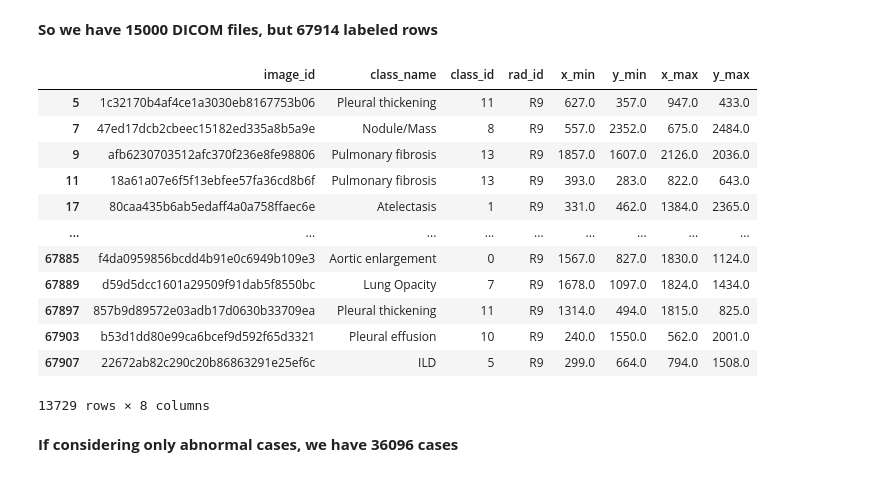
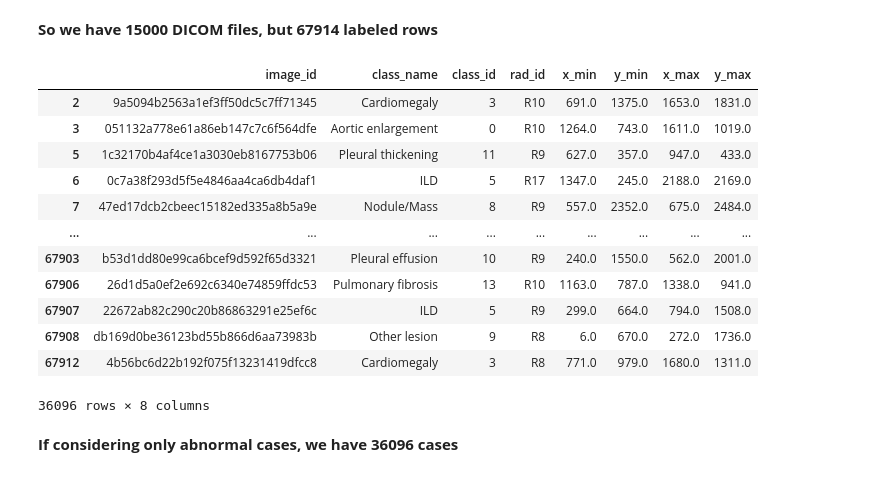
Before and after one commit to daitranskku/chest_x_ray_abnormalities_detection, a Jupyter notebook: MaskRCNN_implementation/generate_data.ipynb, the cells around one changed output. Drawn from its saved outputs; the diff is of its cells as text; code cells hidden in the pictures.

```diff
--- a/MaskRCNN_implementation/generate_data.ipynb
+++ b/MaskRCNN_implementation/generate_data.ipynb
@@ -25,13 +47,13 @@ from pydicom.pixel_data_handlers.util import apply_voi_lut
 import warnings
 warnings.filterwarnings("ignore")
 # %%
-DATA_DIR = "E:/Kaggle/VinBigData/"
+DATA_DIR = "/media/daitran/Data/Kaggle/VinBigData/"
 
 TRAIN_DIR = os.path.join(DATA_DIR, "train")
 TEST_DIR = os.path.join(DATA_DIR, "test")
 TRAIN_CSV_DIR = os.path.join(DATA_DIR, "train.csv")
 SS_CSV_DIR = os.path.join(DATA_DIR, "sample_submission.csv")
-PREPROCESSED_TRAINING_IMAGE_FOLDER = 'C:/Users/windows/Desktop/Research/3. Code/0_github_code/chest_x_ray_abnormalities_detection/MaskRCNN_implementation/converted_data/train/filtered_data/'
+PREPROCESSED_TRAINING_IMAGE_FOLDER = '/home/daitran/Desktop/research/kaggle/VinBigData/train/full_abnormal/'
 # %%
 train_df = pd.read_csv(TRAIN_CSV_DIR)
 # Extract data with abnormalities only
@@ -54,22 +76,22 @@ train_df
 **So we have 15000 DICOM files, but 67914 labeled rows**
 # %%
 train_df = train_df.query('class_id != 14')
-train_df = train_df.query("rad_id == 'R9'")
+# train_df = train_df.query("rad_id == 'R9'")
 train_df
 # %% [output]
 |  | image_id | class_name | class_id | rad_id | x_min | y_min | x_max | y_max |
+| 2 | 9a5094b2563a1ef3ff50dc5c7ff71345 | Cardiomegaly | 3 | R10 | 691.0 | 1375.0 | 1653.0 | 1831.0 |
+| 3 | 051132a778e61a86eb147c7c6f564dfe | Aortic enlargement | 0 | R10 | 1264.0 | 743.0 | 1611.0 | 1019.0 |
 | 5 | 1c32170b4af4ce1a3030eb8167753b06 | Pleural thickening | 11 | R9 | 627.0 | 357.0 | 947.0 | 433.0 |
+| 6 | 0c7a38f293d5f5e4846aa4ca6db4daf1 | ILD | 5 | R17 | 1347.0 | 245.0 | 2188.0 | 2169.0 |
 | 7 | 47ed17dcb2cbeec15182ed335a8b5a9e | Nodule/Mass | 8 | R9 | 557.0 | 2352.0 | 675.0 | 2484.0 |
-| 9 | afb6230703512afc370f236e8fe98806 | Pulmonary fibrosis | 13 | R9 | 1857.0 | 1607.0 | 2126.0 | 2036.0 |
-| 11 | 18a61a07e6f5f13ebfee57fa36cd8b6f | Pulmonary fibrosis | 13 | R9 | 393.0 | 283.0 | 822.0 | 643.0 |
-| 17 | 80caa435b6ab5edaff4a0a758ffaec6e | Atelectasis | 1 | R9 | 331.0 | 462.0 | 1384.0 | 2365.0 |
 | ... | ... | ... | ... | ... | ... | ... | ... | ... |
-| 67885 | f4da0959856bcdd4b91e0c6949b109e3 | Aortic enlargement | 0 | R9 | 1567.0 | 827.0 | 1830.0 | 1124.0 |
-| 67889 | d59d5dcc1601a29509f91dab5f8550bc | Lung Opacity | 7 | R9 | 1678.0 | 1097.0 | 1824.0 | 1434.0 |
-| 67897 | 857b9d89572e03adb17d0630b33709ea | Pleural thickening | 11 | R9 | 1314.0 | 494.0 | 1815.0 | 825.0 |
 | 67903 | b53d1dd80e99ca6bcef9d592f65d3321 | Pleural effusion | 10 | R9 | 240.0 | 1550.0 | 562.0 | 2001.0 |
+| 67906 | 26d1d5a0ef2e692c6340e74859ffdc53 | Pulmonary fibrosis | 13 | R10 | 1163.0 | 787.0 | 1338.0 | 941.0 |
 | 67907 | 22672ab82c290c20b86863291e25ef6c | ILD | 5 | R9 | 299.0 | 664.0 | 794.0 | 1508.0 |
+| 67908 | db169d0be36123bd55b866d6aa73983b | Other lesion | 9 | R8 | 6.0 | 670.0 | 272.0 | 1736.0 |
+| 67912 | 4b56bc6d22b192f075f13231419dfcc8 | Cardiomegaly | 3 | R8 | 771.0 | 979.0 | 1680.0 | 1311.0 |
-13729 rows × 8 columns
+36096 rows × 8 columns
 # %% [markdown]
 **If considering only abnormal cases, we have 36096 cases**
 # %% [markdown]
```
Also changed, not shown: parts of 12 cells of this notebook.
